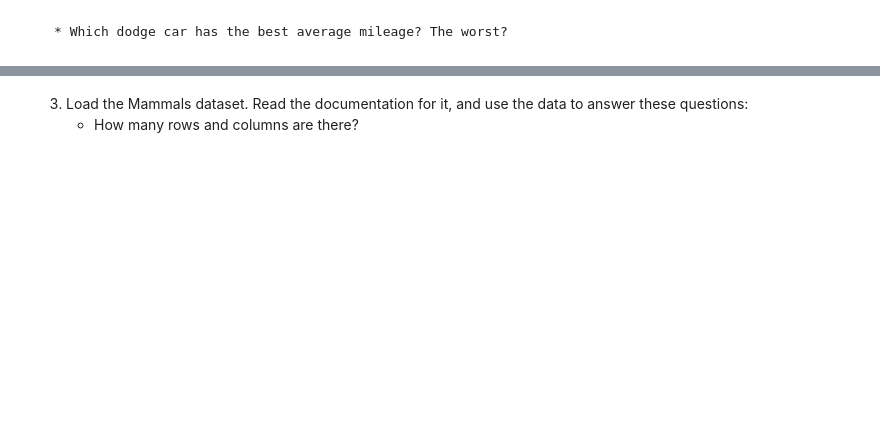
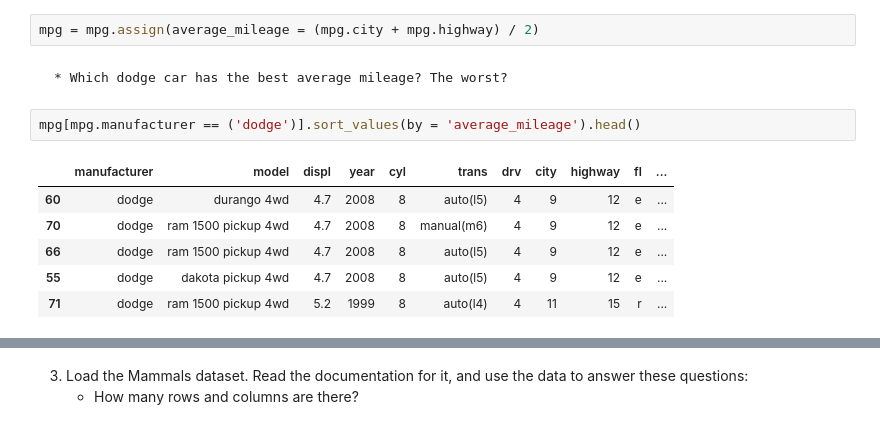
Before and after one commit to Msalazar2/numpy-pandas-visualization-exercises, a Jupyter notebook: pandas_dataframes.ipynb, the cells around one changed output, grey strips where cells are left out. Saved outputs shown, nothing was run; the diff lists cells and outputs as text; blank space fills up the shorter version.

```diff
--- a/pandas_dataframes.ipynb
+++ b/pandas_dataframes.ipynb
@@ -576,4 +595,15 @@ Name: class, Length: 234, dtype: object
 # %% [markdown]
     * Create a column named average_mileage that is the mean of the city and highway mileage.
+# %%
+mpg = mpg.assign(average_mileage = (mpg.city + mpg.highway) / 2)
 # %% [markdown]
     * Which dodge car has the best average mileage? The worst?
+# %%
+mpg[mpg.manufacturer == ('dodge')].sort_values(by = 'average_mileage').head()
+# %% [output]
+|  | manufacturer | model | displ | year | cyl | trans | drv | city | highway | fl | ... |
+| 60 | dodge | durango 4wd | 4.7 | 2008 | 8 | auto(l5) | 4 | 9 | 12 | e | ... |
+| 70 | dodge | ram 1500 pickup 4wd | 4.7 | 2008 | 8 | manual(m6) | 4 | 9 | 12 | e | ... |
+| 66 | dodge | ram 1500 pickup 4wd | 4.7 | 2008 | 8 | auto(l5) | 4 | 9 | 12 | e | ... |
+| 55 | dodge | dakota pickup 4wd | 4.7 | 2008 | 8 | auto(l5) | 4 | 9 | 12 | e | ... |
+| 71 | dodge | ram 1500 pickup 4wd | 5.2 | 1999 | 8 | auto(l4) | 4 | 11 | 15 | r | ... |
```
Also changed, not shown: parts of 22 cells of this notebook.
